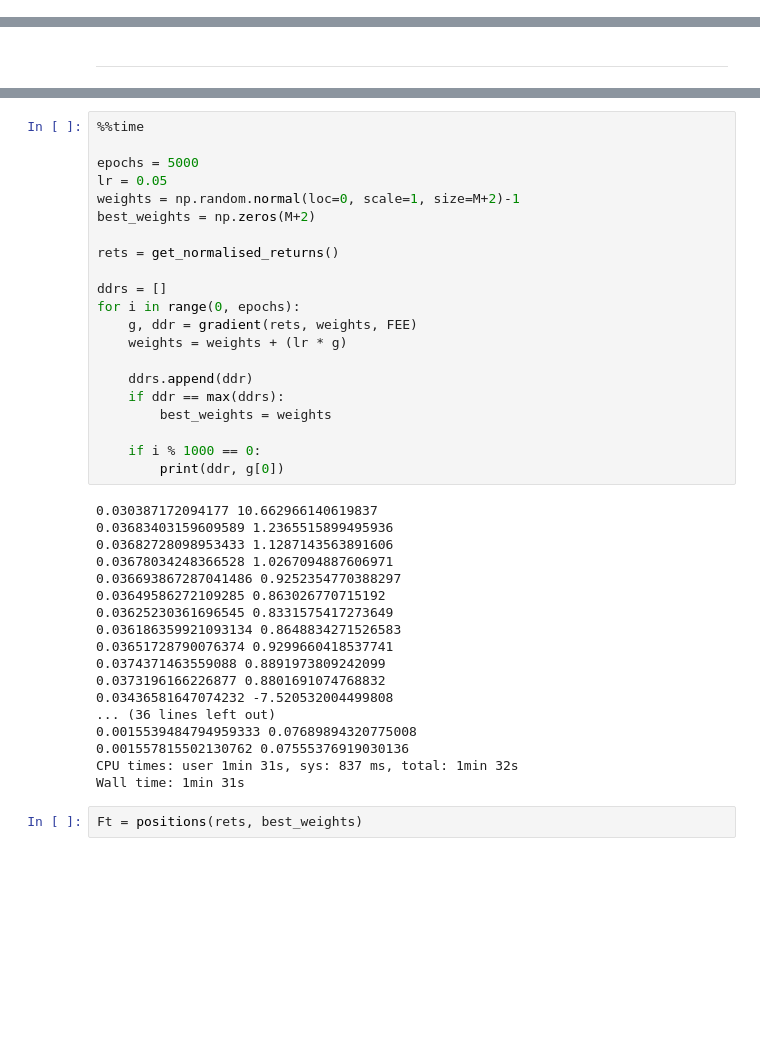
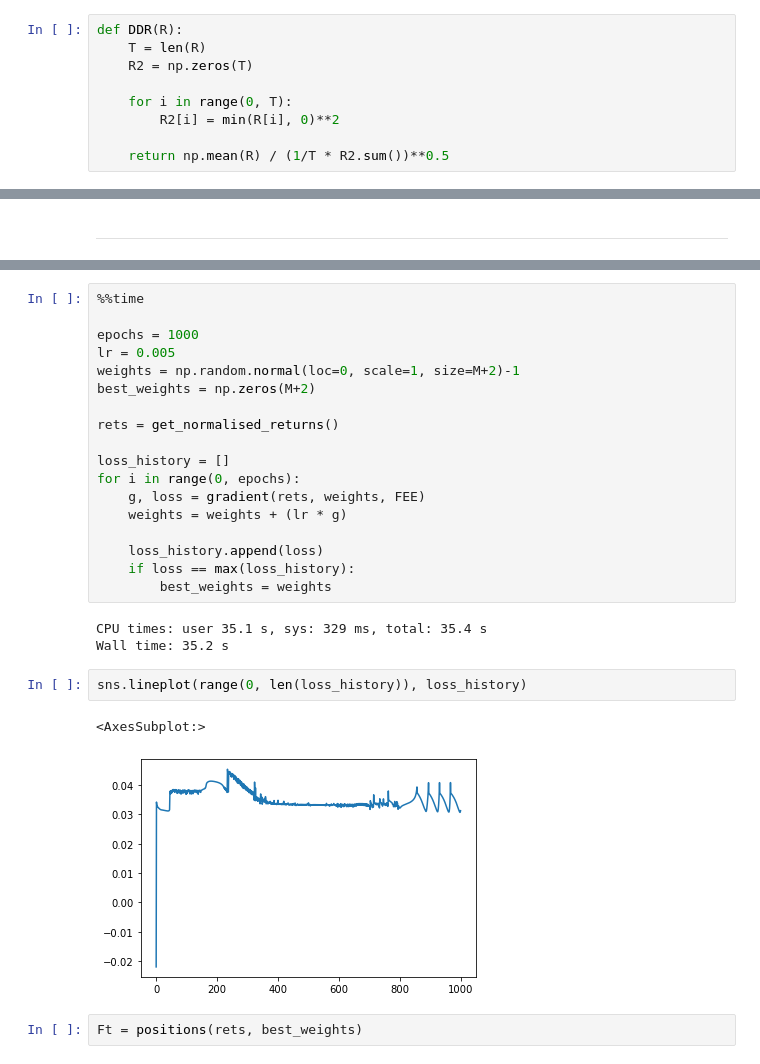
Before and after one commit to Tiergarten/reinforcement-trader, a Jupyter notebook: 3_reinforcement_trading_simple.ipynb, the cells around one changed output, grey strips where cells are left out. Saved outputs shown, nothing was run; the diff lists cells and outputs as text; blank space fills up the shorter version.

```diff
--- a/3_reinforcement_trading_simple.ipynb
+++ b/3_reinforcement_trading_simple.ipynb
@@ -99,6 +100,15 @@ This has been approximated to the Downside Deviation Ratio (DDR):
 $$ DDR_{T} = \frac{Average(R_{t})}{DD_{T}} $$
 
 Where $$DD_{T} = (\frac{1}{T}\sum \limits _{t=1} ^ {T} min \{R_{t},0\}^2)^\frac{1}{2} $$
+# %%
+def DDR(R):
+    T = len(R)
+    R2 = np.zeros(T)
+
+    for i in range(0, T):
+        R2[i] = min(R[i], 0)**2
+
+    return np.mean(R) / (1/T * R2.sum())**0.5
 # %% [markdown]
 #### Approximated for online learning as:
 # %% [markdown]
@@ -208,42 +219,29 @@ def _gradient(rets, pos, a, dd, fee):
 # %%
 %%time
 
-epochs = 5000
-lr = 0.05
+epochs = 1000
+lr = 0.005
 weights = np.random.normal(loc=0, scale=1, size=M+2)-1
 best_weights = np.zeros(M+2)
 
 rets = get_normalised_returns()
 
-ddrs = []
+loss_history = []
 for i in range(0, epochs):
-    g, ddr = gradient(rets, weights, FEE)
+    g, loss = gradient(rets, weights, FEE)
     weights = weights + (lr * g)
 
-    ddrs.append(ddr)
-    if ddr == max(ddrs):
+    loss_history.append(loss)
+    if loss == max(loss_history):
         best_weights = weights
-
-    if i % 1000 == 0:
-        print(ddr, g[0])
 # %% [output]
-0.030387172094177 10.662966140619837
-0.03683403159609589 1.2365515899495936
-0.03682728098953433 1.1287143563891606
-0.03678034248366528 1.0267094887606971
-0.036693867287041486 0.9252354770388297
-0.03649586272109285 0.863026770715192
-0.03625230361696545 0.8331575417273649
-0.036186359921093134 0.8648834271526583
-0.03651728790076374 0.9299660418537741
-0.0374371463559088 0.8891973809242099
-0.0373196166226877 0.8801691074768832
-0.03436581647074232 -7.520532004499808
-... (36 lines left out)
-0.0015539484794959333 0.07689894320775008
-0.001557815502130762 0.07555376919030136
-CPU times: user 1min 31s, sys: 837 ms, total: 1min 32s
-Wall time: 1min 31s
+CPU times: user 35.1 s, sys: 329 ms, total: 35.4 s
+Wall time: 35.2 s
+# %%
+sns.lineplot(range(0, len(loss_history)), loss_history)
+# %% [output]
+<AxesSubplot:>
+[figure, added]
 # %%
 Ft = positions(rets, best_weights)
 # %%
```
Also changed, not shown: parts of 15 cells of this notebook.
